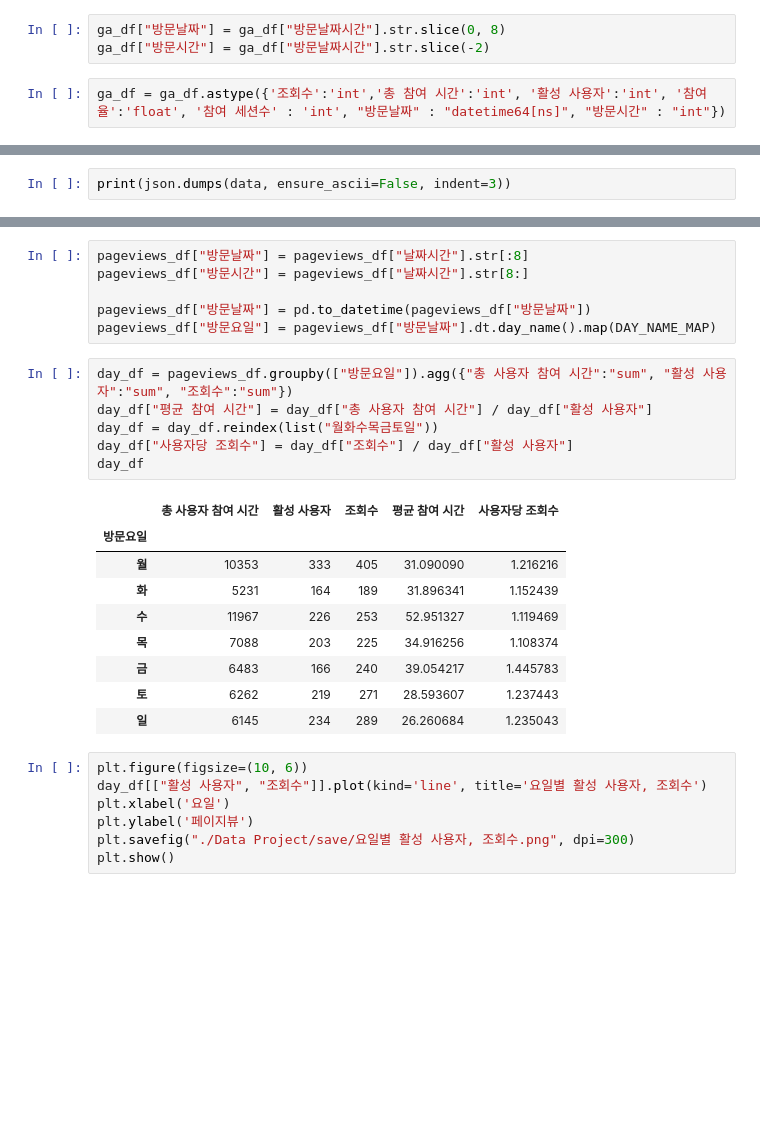
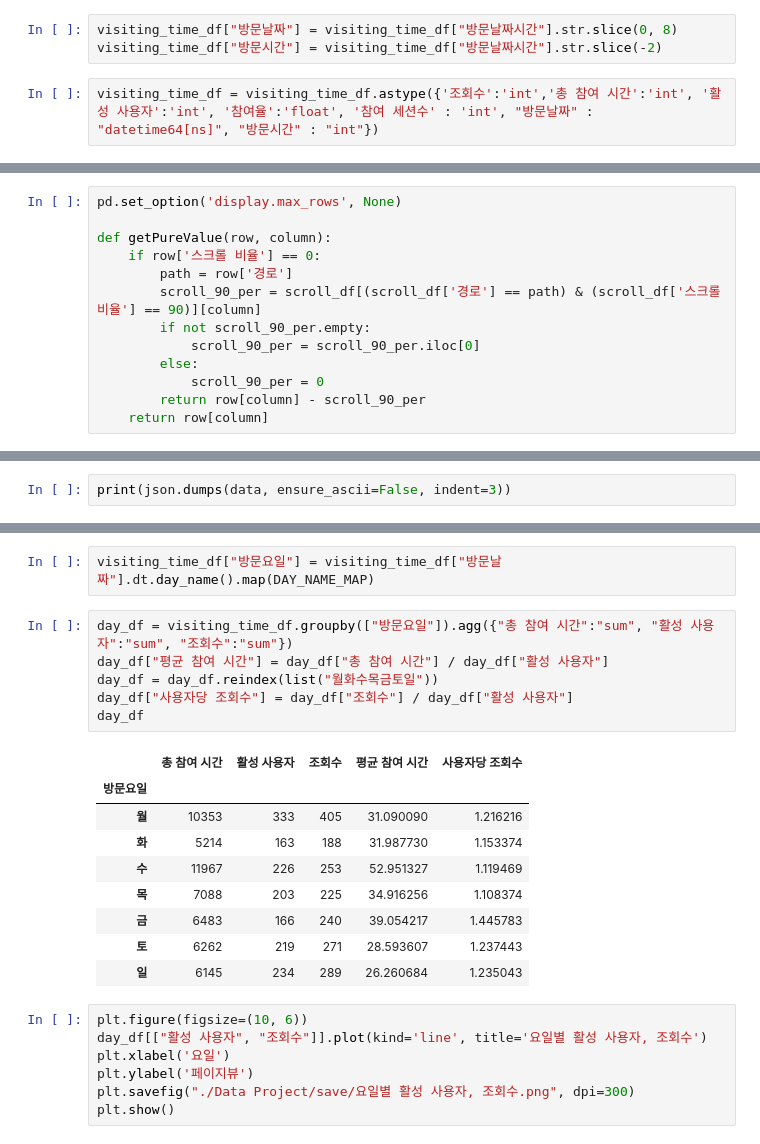
Before and after one commit to zjadofl/Tistory-blog-data-analytics, a Jupyter notebook: Lab/Tistory Analysis.ipynb, the cells around one changed output, grey strips where cells are left out. Saved outputs shown, nothing was run; the diff lists cells and outputs as text; blank space fills up the shorter version.

```diff
--- a/Lab/Tistory Analysis.ipynb
+++ b/Lab/Tistory Analysis.ipynb
@@ -286,7 +287,7 @@ ga_df = ga_df.rename(columns = {"pagePath":"경로", "dateHour":"방문날짜시
                           "activeUsers" : "활성 사용자", "engagementRate" : "참여율", "engagedSessions" : "참여 세션수"})
 # %%
-ga_df["방문날짜"] = ga_df["방문날짜시간"].str.slice(0, 8)
-ga_df["방문시간"] = ga_df["방문날짜시간"].str.slice(-2)
+visiting_time_df["방문날짜"] = visiting_time_df["방문날짜시간"].str.slice(0, 8)
+visiting_time_df["방문시간"] = visiting_time_df["방문날짜시간"].str.slice(-2)
 # %%
-ga_df = ga_df.astype({'조회수':'int','총 참여 시간':'int', '활성 사용자':'int', '참여율':'float', '참여 세션수' : 'int', "방문날짜" : "datetime64[ns]", "방문시간" : "int"})
+visiting_time_df = visiting_time_df.astype({'조회수':'int','총 참여 시간':'int', '활성 사용자':'int', '참여율':'float', '참여 세션수' : 'int', "방문날짜" : "datetime64[ns]", "방문시간" : "int"})
 # %%
@@ -648,0 +696,13 @@ monthly_df
+# %%
+pd.set_option('display.max_rows', None)
+
+def getPureValue(row, column):
+    if row['스크롤 비율'] == 0:
+        path = row['경로']
+        scroll_90_per = scroll_df[(scroll_df['경로'] == path) & (scroll_df['스크롤 비율'] == 90)][column]
+        if not scroll_90_per.empty:
+            scroll_90_per = scroll_90_per.iloc[0]
+        else:
+            scroll_90_per = 0
+        return row[column] - scroll_90_per
+    return row[column]
@@ -1072,20 +1302,16 @@ pageviews_df = pageviews_df.astype({'조회수':'int', '총 사용자 참여 시
 # %%
-pageviews_df["방문날짜"] = pageviews_df["날짜시간"].str[:8]
-pageviews_df["방문시간"] = pageviews_df["날짜시간"].str[8:]
-
-pageviews_df["방문날짜"] = pd.to_datetime(pageviews_df["방문날짜"])
-pageviews_df["방문요일"] = pageviews_df["방문날짜"].dt.day_name().map(DAY_NAME_MAP)
+visiting_time_df["방문요일"] = visiting_time_df["방문날짜"].dt.day_name().map(DAY_NAME_MAP)
 # %%
-day_df = pageviews_df.groupby(["방문요일"]).agg({"총 사용자 참여 시간":"sum", "활성 사용자":"sum", "조회수":"sum"})
-day_df["평균 참여 시간"] = day_df["총 사용자 참여 시간"] / day_df["활성 사용자"]
+day_df = visiting_time_df.groupby(["방문요일"]).agg({"총 참여 시간":"sum", "활성 사용자":"sum", "조회수":"sum"})
+day_df["평균 참여 시간"] = day_df["총 참여 시간"] / day_df["활성 사용자"]
 day_df = day_df.reindex(list("월화수목금토일"))
 day_df["사용자당 조회수"] = day_df["조회수"] / day_df["활성 사용자"]
 day_df
 # %% [output]
-|  | 총 사용자 참여 시간 | 활성 사용자 | 조회수 | 평균 참여 시간 | 사용자당 조회수 |
+|  | 총 참여 시간 | 활성 사용자 | 조회수 | 평균 참여 시간 | 사용자당 조회수 |
 | 방문요일 |  |  |  |  |  |
 | 월 | 10353 | 333 | 405 | 31.090090 | 1.216216 |
-| 화 | 5231 | 164 | 189 | 31.896341 | 1.152439 |
+| 화 | 5214 | 163 | 188 | 31.987730 | 1.153374 |
 | 수 | 11967 | 226 | 253 | 52.951327 | 1.119469 |
 | 목 | 7088 | 203 | 225 | 34.916256 | 1.108374 |
 | 금 | 6483 | 166 | 240 | 39.054217 | 1.445783 |
```
Also changed, not shown: parts of 44 cells of this notebook.
